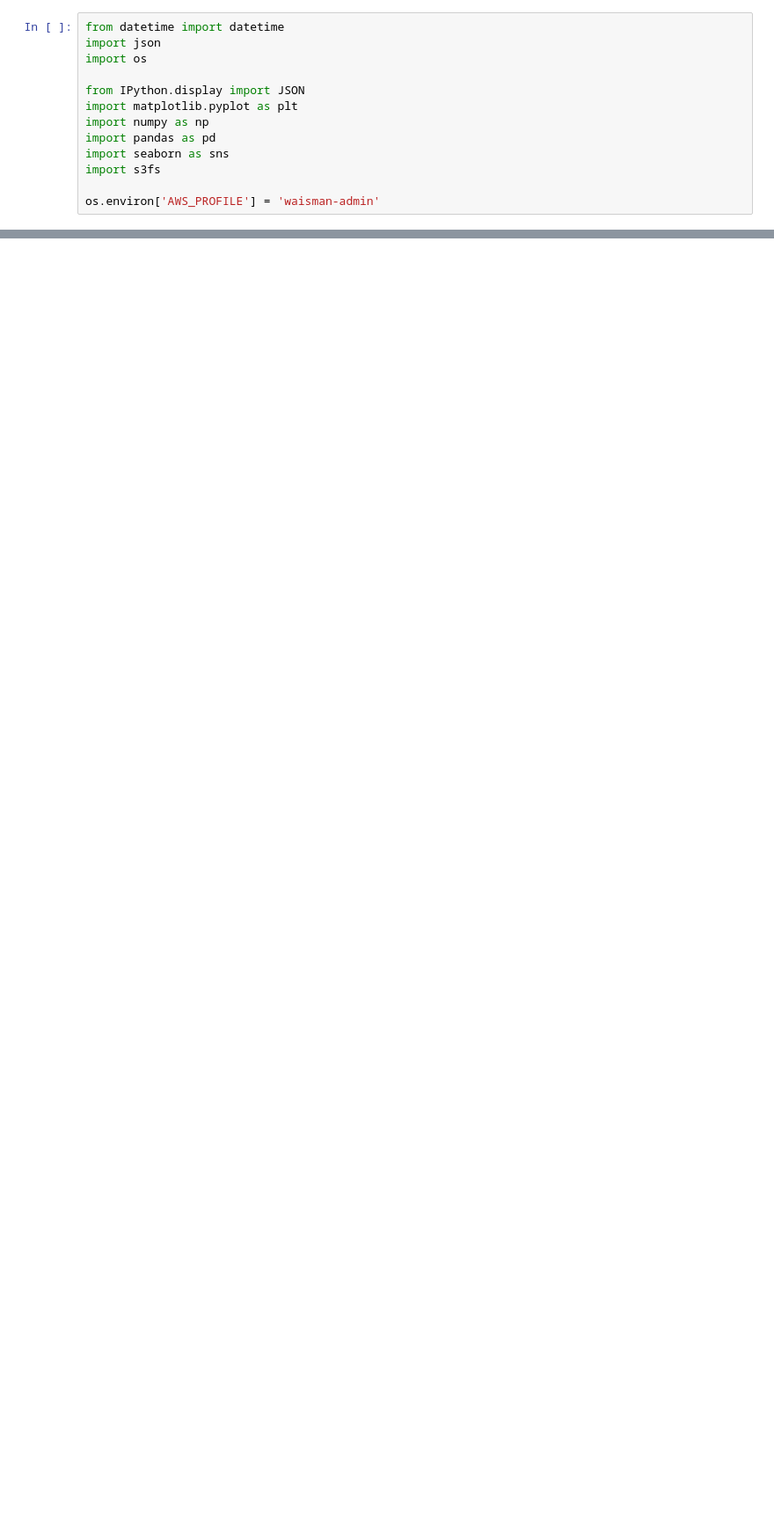
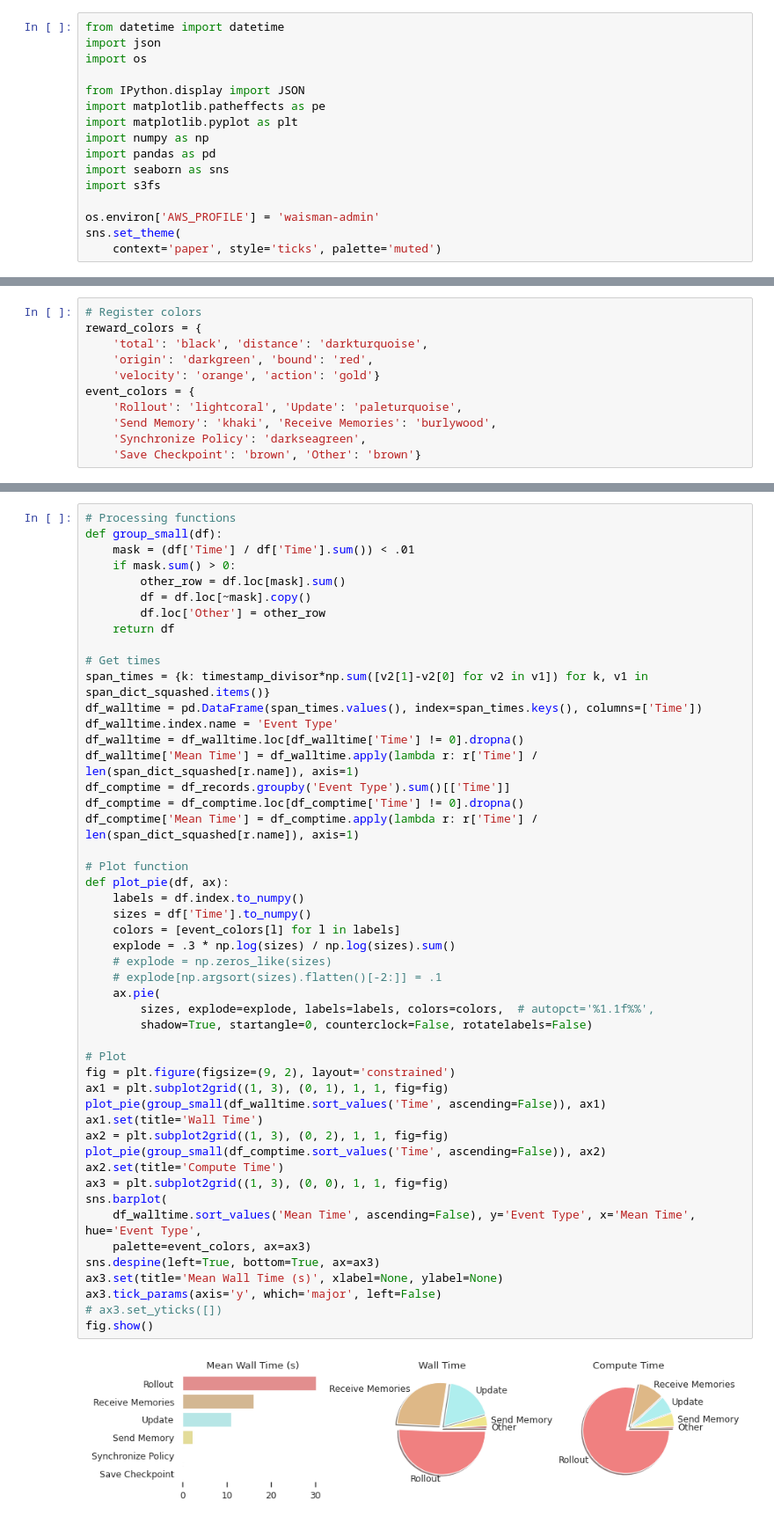
Before and after one commit to Oafish1/CellTRIP, a Jupyter notebook: scripts/runtime.ipynb, the cells around one changed output, grey strips where cells are left out. Shown at 88% size. Cells and saved outputs as stored; diff of their text form; blank space fills up the shorter version.

Commit message:
Extensive tuning, visualizations, imputation

```diff
--- a/scripts/runtime.ipynb
+++ b/scripts/runtime.ipynb
@@ -4,6 +4,7 @@ import json
 import os
 
 from IPython.display import JSON
+import matplotlib.patheffects as pe
 import matplotlib.pyplot as plt
 import numpy as np
 import pandas as pd
@@ -11,3 +12,5 @@ import seaborn as sns
 import s3fs
 
 os.environ['AWS_PROFILE'] = 'waisman-admin'
+sns.set_theme(
+    context='paper', style='ticks', palette='muted')
@@ -114,0 +133,11 @@ ax.set_yscale('symlog', linthresh=.1)
+# %%
+# Register colors
+reward_colors = {
+    'total': 'black', 'distance': 'darkturquoise',
+    'origin': 'darkgreen', 'bound': 'red',
+    'velocity': 'orange', 'action': 'gold'}
+event_colors = {
+    'Rollout': 'lightcoral', 'Update': 'paleturquoise',
+    'Send Memory': 'khaki', 'Receive Memories': 'burlywood',
+    'Synchronize Policy': 'darkseagreen',
+    'Save Checkpoint': 'brown', 'Other': 'brown'}
@@ -114,0 +277,51 @@ ax.set_yscale('symlog', linthresh=.1)
+# %%
+# Processing functions
+def group_small(df):
+    mask = (df['Time'] / df['Time'].sum()) < .01
+    if mask.sum() > 0:
+        other_row = df.loc[mask].sum()
+        df = df.loc[~mask].copy()
+        df.loc['Other'] = other_row
+    return df
+
+# Get times
+span_times = {k: timestamp_divisor*np.sum([v2[1]-v2[0] for v2 in v1]) for k, v1 in span_dict_squashed.items()}
+df_walltime = pd.DataFrame(span_times.values(), index=span_times.keys(), columns=['Time'])
+df_walltime.index.name = 'Event Type'
+df_walltime = df_walltime.loc[df_walltime['Time'] != 0].dropna()
+df_walltime['Mean Time'] = df_walltime.apply(lambda r: r['Time'] / len(span_dict_squashed[r.name]), axis=1)
+df_comptime = df_records.groupby('Event Type').sum()[['Time']]
+df_comptime = df_comptime.loc[df_comptime['Time'] != 0].dropna()
+df_comptime['Mean Time'] = df_comptime.apply(lambda r: r['Time'] / len(span_dict_squashed[r.name]), axis=1)
+
+# Plot function
+def plot_pie(df, ax):
+    labels = df.index.to_numpy()
+    sizes = df['Time'].to_numpy()
+    colors = [event_colors[l] for l in labels]
+    explode = .3 * np.log(sizes) / np.log(sizes).sum()
+    # explode = np.zeros_like(sizes)
+    # explode[np.argsort(sizes).flatten()[-2:]] = .1
+    ax.pie(
+        sizes, explode=explode, labels=labels, colors=colors,  # autopct='%1.1f%%',
+        shadow=True, startangle=0, counterclock=False, rotatelabels=False)
+
+# Plot
+fig = plt.figure(figsize=(9, 2), layout='constrained')
+ax1 = plt.subplot2grid((1, 3), (0, 1), 1, 1, fig=fig)
+plot_pie(group_small(df_walltime.sort_values('Time', ascending=False)), ax1)
+ax1.set(title='Wall Time')
+ax2 = plt.subplot2grid((1, 3), (0, 2), 1, 1, fig=fig)
+plot_pie(group_small(df_comptime.sort_values('Time', ascending=False)), ax2)
+ax2.set(title='Compute Time')
+ax3 = plt.subplot2grid((1, 3), (0, 0), 1, 1, fig=fig)
+sns.barplot(
+    df_walltime.sort_values('Mean Time', ascending=False), y='Event Type', x='Mean Time', hue='Event Type',
+    palette=event_colors, ax=ax3)
+sns.despine(left=True, bottom=True, ax=ax3)
+ax3.set(title='Mean Wall Time (s)', xlabel=None, ylabel=None)
+ax3.tick_params(axis='y', which='major', left=False)
+# ax3.set_yticks([])
+fig.show()
+# %% [output]
+[figure, added]
```
Also changed, not shown: parts of 10 cells of this notebook, 13 other files.
